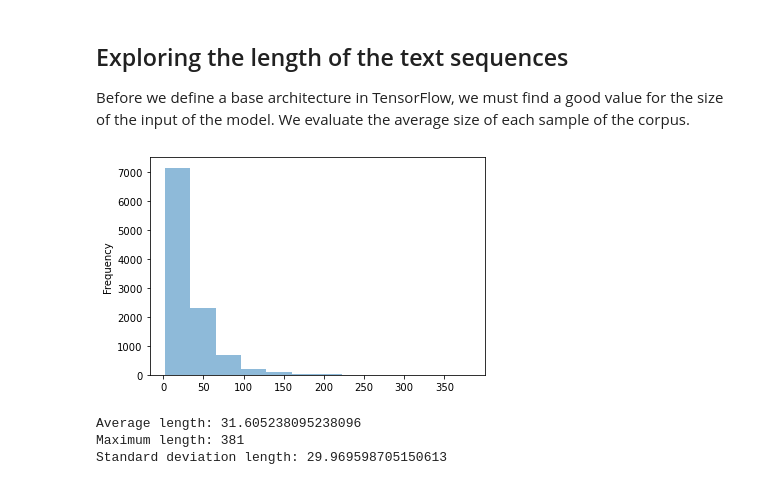
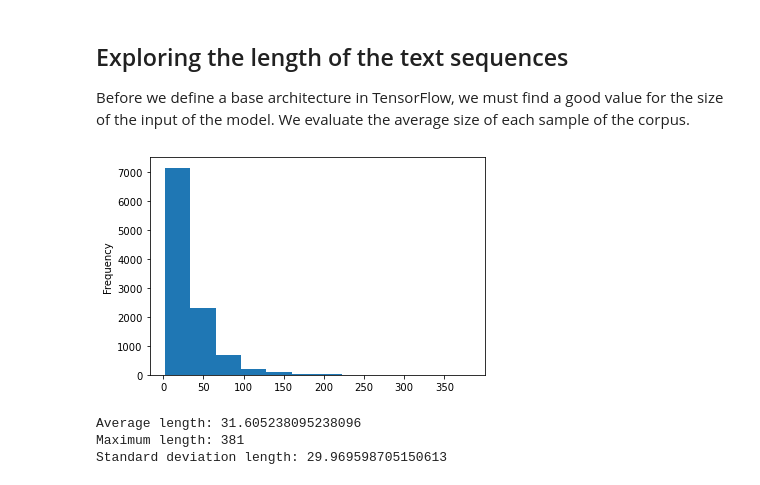
Before and after one commit to ralf-koenig/se4ai-pr01-gr07, a Jupyter notebook: example/language_identification_tf_v2.ipynb, the cells around one changed output. Cells and saved outputs as stored; diff of their text form; code cells hidden in the pictures.

```diff
--- a/example/language_identification_tf_v2.ipynb
+++ b/example/language_identification_tf_v2.ipynb
@@ -141,11 +140,11 @@ Before we define a base architecture in TensorFlow, we must find a good value fo
 # %%
 # We then evaluate the size of each sentence in the corpus
 
 splitted_text = train_df['text'].apply(lambda txt: txt.split(' '))
 splitted_text_len = splitted_text.apply(lambda x: len(x))
-ax = splitted_text_len.plot.hist(bins=12, alpha=0.5)
+ax = splitted_text_len.plot.hist(bins=12)
 # %% [output]
-[figure, old version]
+[figure, new version]
 # %%
 print("Average length: {}".format(splitted_text_len.mean()))
 print("Maximum length: {}".format(splitted_text_len.max()))
```
Also changed, not shown: parts of 6 cells of this notebook.
